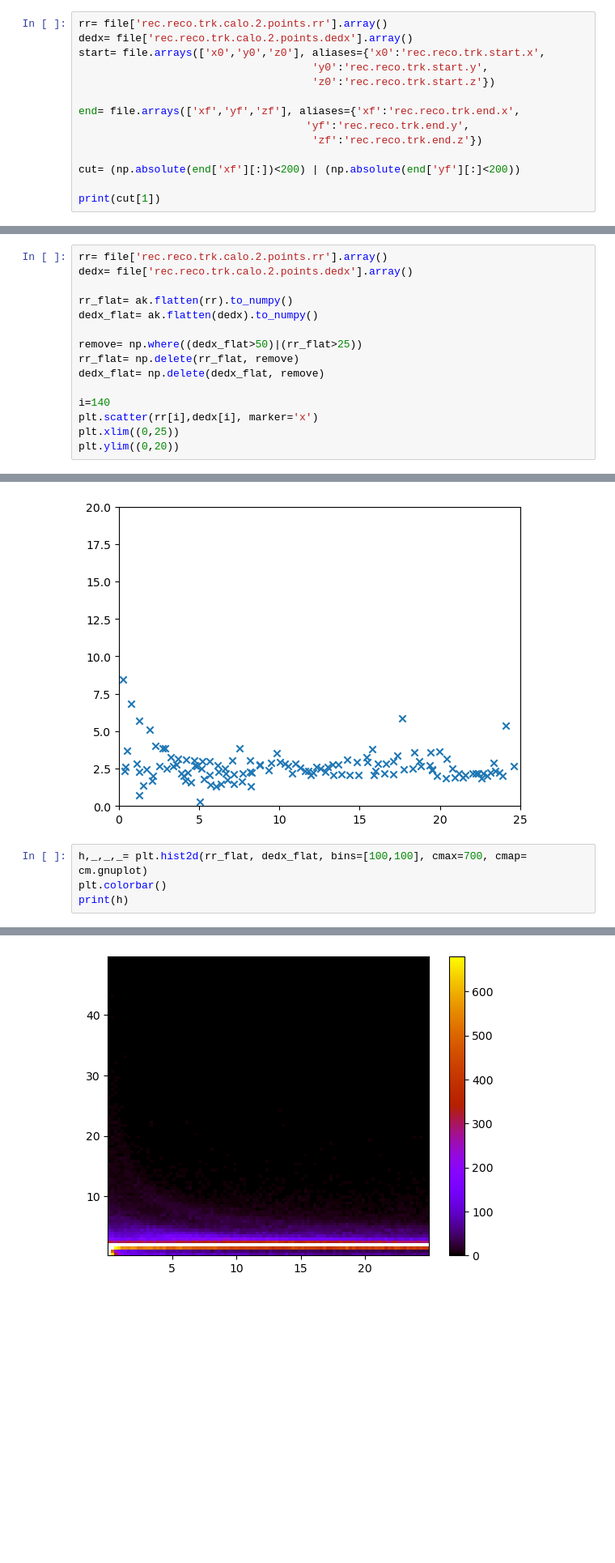
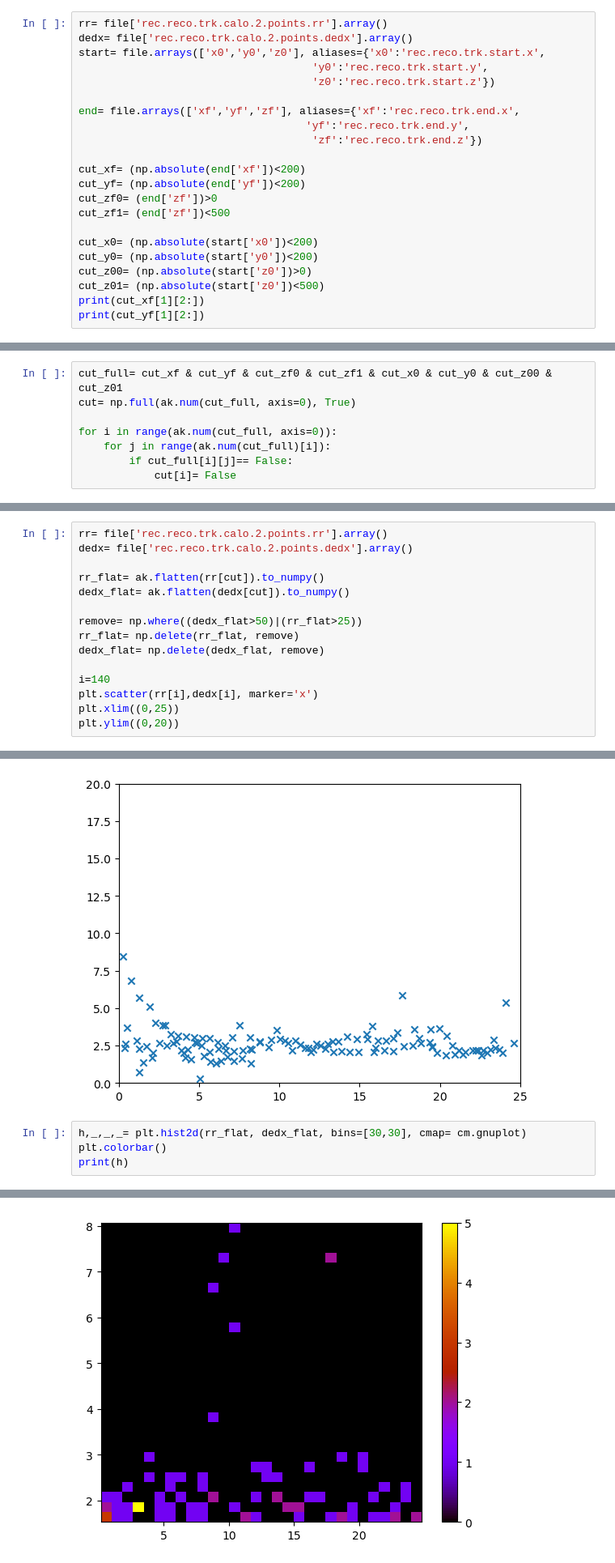
Before and after one commit to PINKTAIGAH/SHP, a Jupyter notebook: uproot_test/Legit data.ipynb, the cells around one changed output, grey strips where cells are left out. Shown: that part at 81% size. Drawn from its saved outputs; the diff is of its cells as text; blank space fills up the shorter version.

Commit message:
added multiple plots

```diff
--- a/uproot_test/Legit data.ipynb
+++ b/uproot_test/Legit data.ipynb
@@ -38,7 +59,15 @@ end= file.arrays(['xf','yf','zf'], aliases={'xf':'rec.reco.trk.end.x',
                                     'yf':'rec.reco.trk.end.y',
                                      'zf':'rec.reco.trk.end.z'})
 
-cut= (np.absolute(end['xf'][:])<200) | (np.absolute(end['yf'][:]<200))
+cut_xf= (np.absolute(end['xf'])<200)
+cut_yf= (np.absolute(end['yf'])<200)
+cut_zf0= (end['zf'])>0
+cut_zf1= (end['zf'])<500
 
-print(cut[1])
+cut_x0= (np.absolute(start['x0'])<200)
+cut_y0= (np.absolute(start['y0'])<200)
+cut_z00= (np.absolute(start['z0'])>0)
+cut_z01= (np.absolute(start['z0'])<500)
+print(cut_xf[1][2:])
+print(cut_yf[1][2:])
 # %% [output]
@@ -51,0 +76,8 @@ print(end['yf'][1])
+# %%
+cut_full= cut_xf & cut_yf & cut_zf0 & cut_zf1 & cut_x0 & cut_y0 & cut_z00 & cut_z01
+cut= np.full(ak.num(cut_full, axis=0), True)
+
+for i in range(ak.num(cut_full, axis=0)):
+    for j in range(ak.num(cut_full)[i]):
+        if cut_full[i][j]== False:
+            cut[i]= False
@@ -53,8 +87,8 @@ print(end['yf'][1])
 rr= file['rec.reco.trk.calo.2.points.rr'].array()
 dedx= file['rec.reco.trk.calo.2.points.dedx'].array()
 
-rr_flat= ak.flatten(rr).to_numpy()
-dedx_flat= ak.flatten(dedx).to_numpy()
+rr_flat= ak.flatten(rr[cut]).to_numpy()
+dedx_flat= ak.flatten(dedx[cut]).to_numpy()
 
 remove= np.where((dedx_flat>50)|(rr_flat>25))
 rr_flat= np.delete(rr_flat, remove)
@@ -68,7 +102,7 @@ plt.ylim((0,20))
 (0.0, 20.0)
 [figure]
 # %%
-h,_,_,_= plt.hist2d(rr_flat, dedx_flat, bins=[100,100], cmax=700, cmap= cm.gnuplot)
+h,_,_,_= plt.hist2d(rr_flat, dedx_flat, bins=[30,30], cmap= cm.gnuplot)
 plt.colorbar()
 print(h)
 # %% [output]
@@ -82,4 +126,4 @@ print(h)
-[figure, old version]
+[figure, new version]
 # %%
 file1= uproot.open(root_file_dir + 'flat_caf_1-1637ea75-449f-467f-abd7-9e2f4f9710a7.root:recTree;31')
 # %%
```
Also changed, not shown: parts of 5 cells of this notebook, 5 other files.
